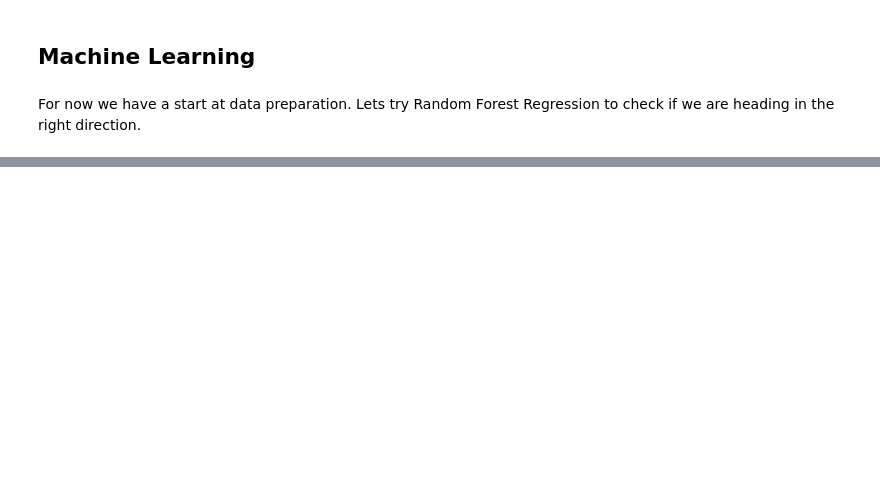
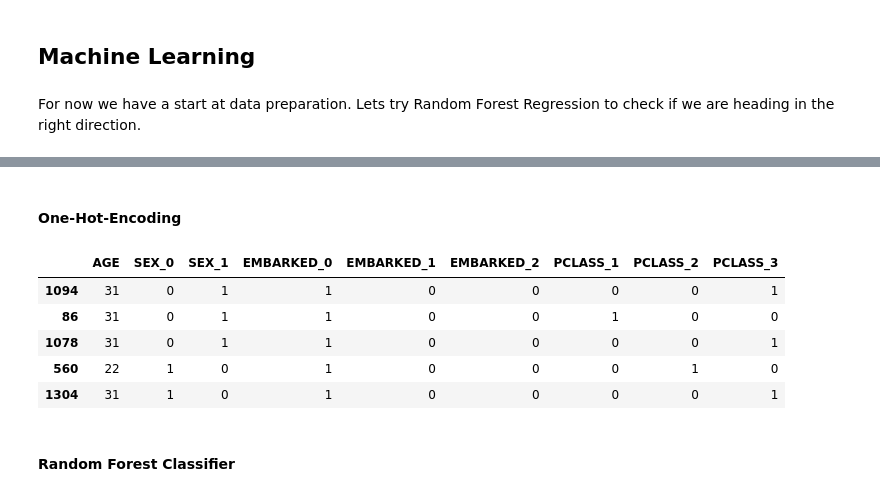
Before and after one commit to EVSZ/AI, a Jupyter notebook: PersonalNotebooks/Titanic/TITANIC Survival of a Disaster.ipynb, the cells around one changed output, grey strips where cells are left out. Drawn from its saved outputs; the diff is of its cells as text; code cells hidden in the pictures; blank space fills up the shorter version.

```diff
--- a/PersonalNotebooks/Titanic/TITANIC Survival of a Disaster.ipynb
+++ b/PersonalNotebooks/Titanic/TITANIC Survival of a Disaster.ipynb
@@ -243,9 +234,40 @@ dataset.sample(5)
 # %% [markdown]
 For now we have a start at data preparation. Lets try Random Forest Regression to check if we are heading in the right direction.
 # %%
-X_train = dataset.drop(["SURVIVED"], axis=1)
-Y_train = dataset['SURVIVED']
+#X_train = dataset.drop(["SURVIVED"], axis=1)
+#Y_train = dataset['SURVIVED']
+#X_test = dataset
+#X_train.shape, Y_train.shape, X_test.shape
 
-X_test = dataset.iloc[:, :4]
+# ??? Using this method actually gives a better accuracy compared to tts ???
 
-X_train.shape, Y_train.shape, X_test.shape
+#splitting data into training set and test set
+from sklearn.model_selection import train_test_split as tts
+models = []
+score = []
+acc = []
+
+X = dataset.drop(["SURVIVED"], axis=1)
+Y = dataset['SURVIVED']
+
+X_train, X_test, Y_train, Y_test = tts(X, Y, test_size=0.2)
+Y_pred = 0
+
+X_test.head()
+
+#onehot
+def one_hot_encode(categorical_variables, dataset):
+    dataset_hot = dataset
+    for variable in categorical_variables:
+        dataset_hot[variable].fillna("Missing", inplace=True)
+        discarded = pd.get_dummies(dataset_hot[variable], prefix=variable)
+        dataset_hot = pd.concat([dataset_hot,discarded], axis=1)
+        dataset_hot.drop([variable], axis=1, inplace=True)
+    return dataset_hot
+
+ds_hot = one_hot_encode(['SEX', 'EMBARKED', 'PCLASS'], dataset)
+
+X_hot = ds_hot.drop(["SURVIVED"], axis=1)
+Y_hot = ds_hot['SURVIVED']
+
+X_train_hot, X_test_hot, Y_train_hot, Y_test_hot = tts(X_hot, Y_hot, test_size=0.2)
@@ -254,2 +285,15 @@ X_train.shape, Y_train.shape, X_test.shape
+# %% [markdown]
+#### One-Hot-Encoding
+# %%
+X_train_hot.head()
+# %% [output]
+|  | AGE | SEX_0 | SEX_1 | EMBARKED_0 | EMBARKED_1 | EMBARKED_2 | PCLASS_1 | PCLASS_2 | PCLASS_3 |
+| 1094 | 31 | 0 | 1 | 1 | 0 | 0 | 0 | 0 | 1 |
+| 86 | 31 | 0 | 1 | 1 | 0 | 0 | 1 | 0 | 0 |
+| 1078 | 31 | 0 | 1 | 1 | 0 | 0 | 0 | 0 | 1 |
+| 560 | 22 | 1 | 0 | 1 | 0 | 0 | 0 | 1 | 0 |
+| 1304 | 31 | 1 | 0 | 1 | 0 | 0 | 0 | 0 | 1 |
+# %% [markdown]
+#### Random Forest Classifier
 # %%
 from sklearn.model_selection import train_test_split
```
Also changed, not shown: parts of 43 cells of this notebook, 1 other file.
